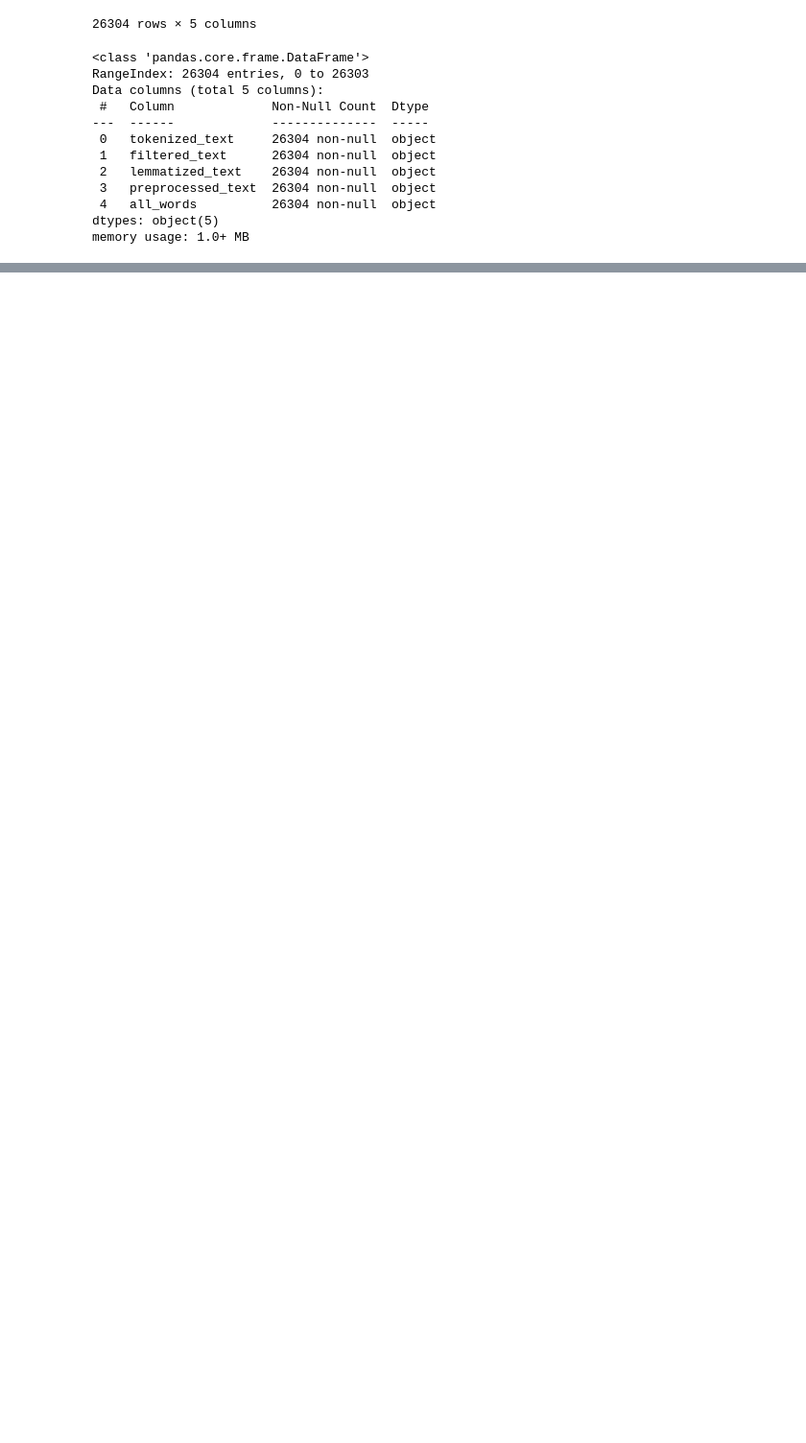
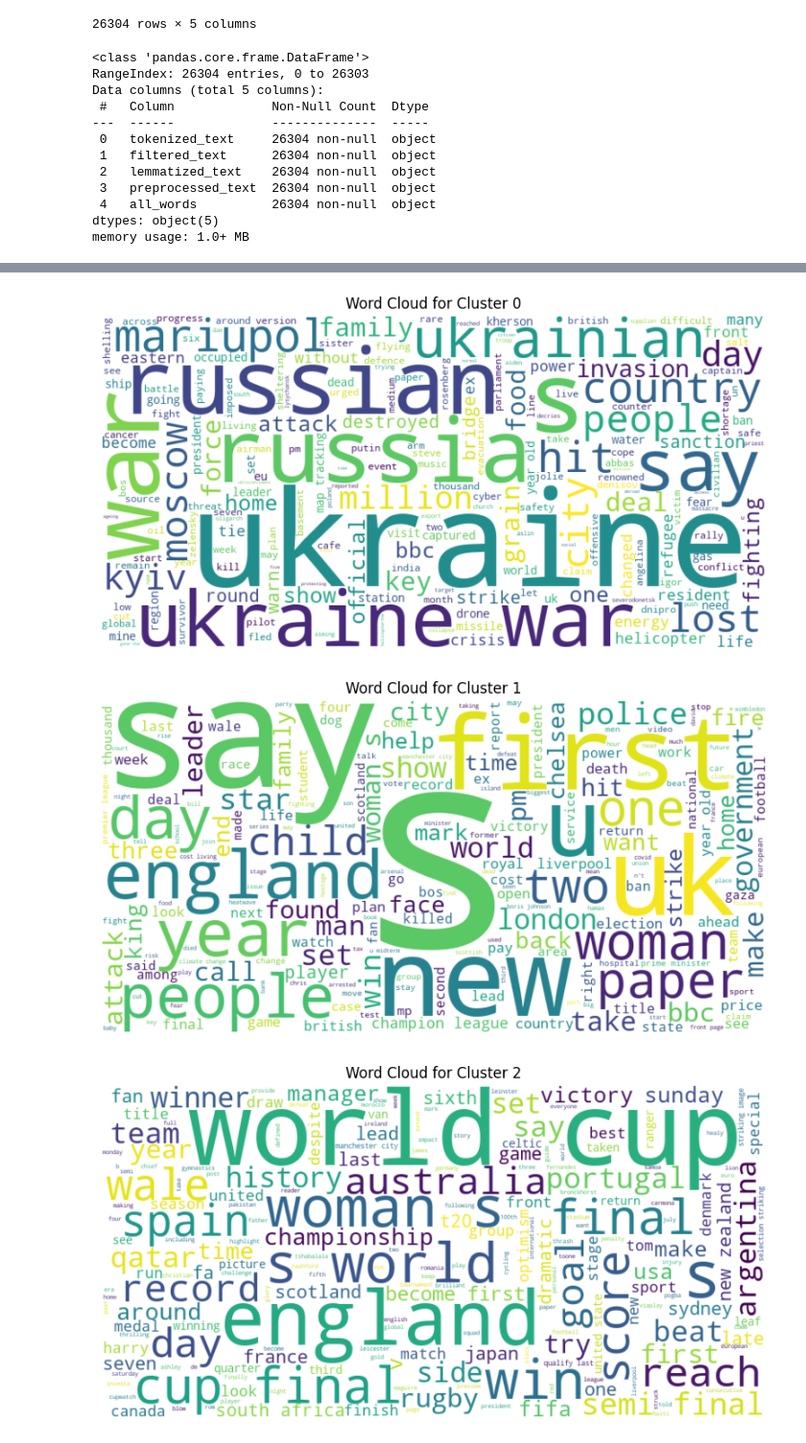
Before and after one commit to esmanurbal/bbc_news, a Jupyter notebook: kmeans.ipynb, the cells around one changed output, grey strips where cells are left out. Shown at 96% size. Cells and saved outputs as stored; diff of their text form; code cells hidden in the pictures; blank space fills up the shorter version.

```diff
--- a/kmeans.ipynb
+++ b/kmeans.ipynb
@@ -217,0 +218,21 @@ plt.show()
+# %%
+from wordcloud import WordCloud
+
+# Create a WordCloud for each cluster
+for cluster_label in range(num_clusters):
+    # Extract text for the current cluster
+    cluster_text = ' '.join(random_sample[random_sample['cluster'] == cluster_label]['preprocessed_text'])
+
+    # Generate WordCloud
+    wordcloud = WordCloud(width=800, height=400, background_color='white').generate(cluster_text)
+
+    # Plot the WordCloud
+    plt.figure(figsize=(10, 5))
+    plt.imshow(wordcloud, interpolation='bilinear')
+    plt.title(f'Word Cloud for Cluster {cluster_label}')
+    plt.axis('off')
+    plt.show()
+# %% [output]
+[figure, added]
+[figure, added]
+[figure, added]
```
Also changed, not shown: parts of 5 cells of this notebook.
